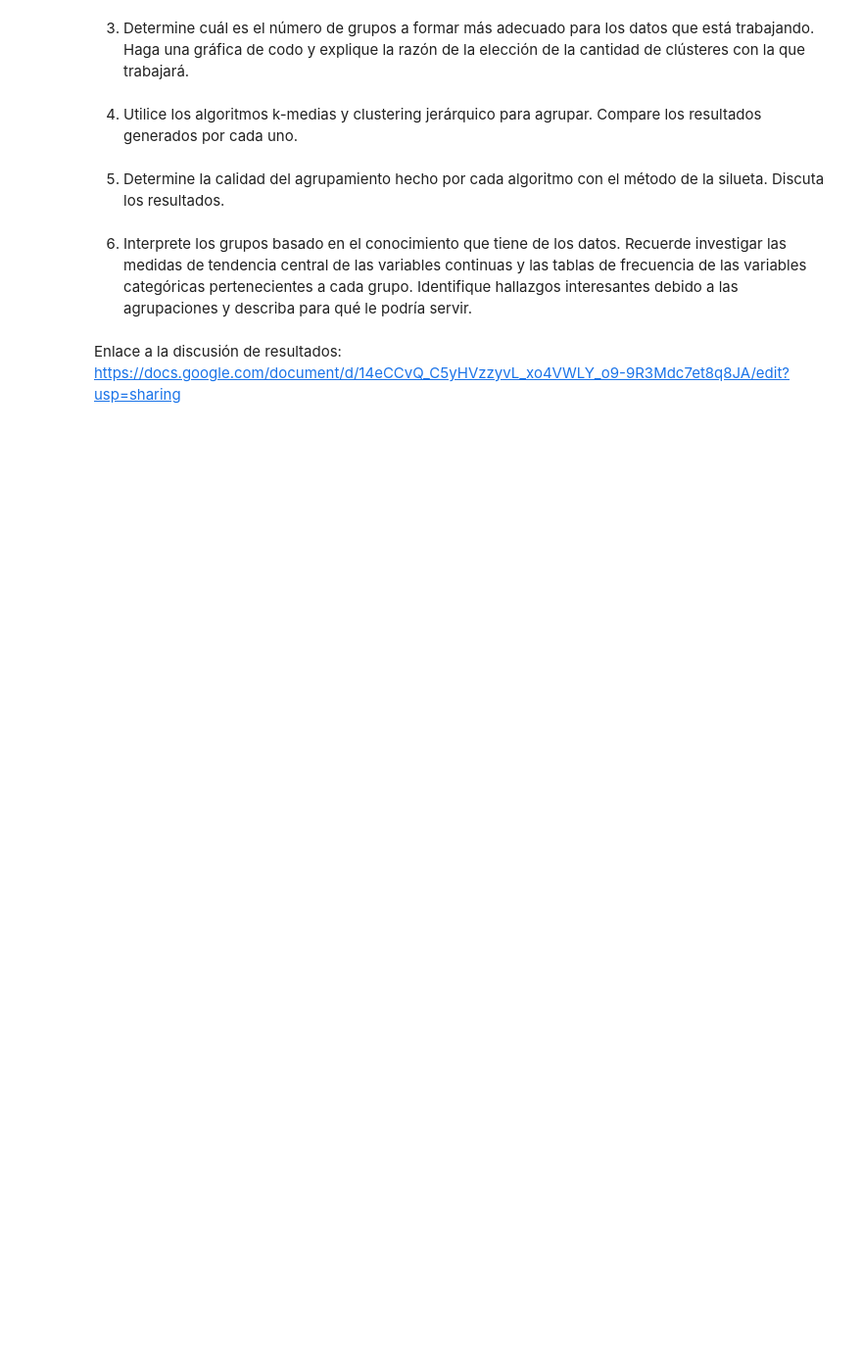
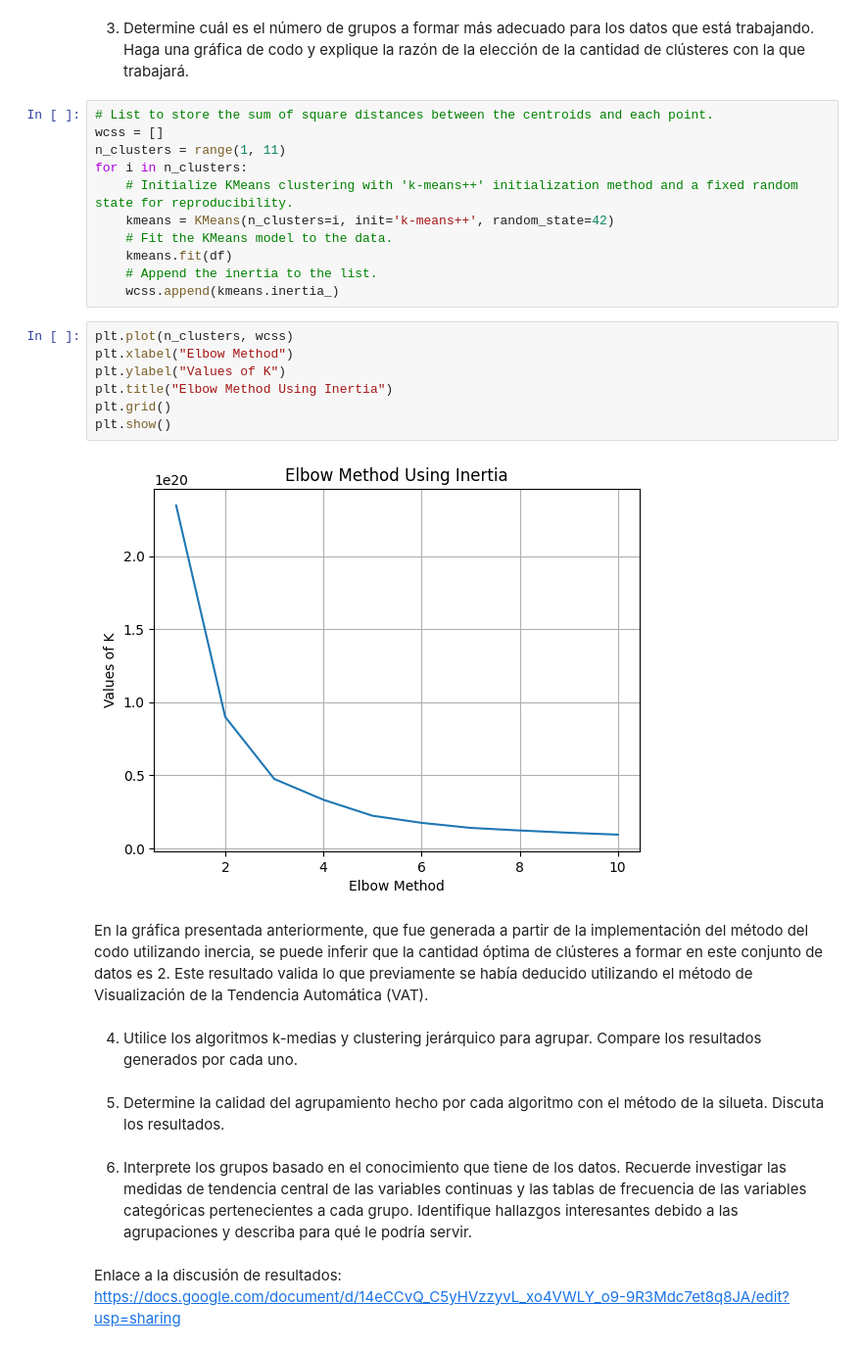
Before and after one commit to MelissaPerez09/HT02-DataMining, a Jupyter notebook: actividades.ipynb, the cells around one changed output. Shown: that part at 98% size. Cells and saved outputs as stored; diff of their text form; blank space fills up the shorter version.

Commit message:
feat: Elbow Method

```diff
--- a/actividades.ipynb
+++ b/actividades.ipynb
@@ -122,5 +124,27 @@ pyclustertend.vat(df_scale)
 # %% [markdown]
 3. Determine cuál es el número de grupos a formar más adecuado para los datos que está trabajando. Haga una gráfica de codo y explique la razón de la elección de la cantidad de clústeres con la que trabajará.
+# %%
+# List to store the sum of square distances between the centroids and each point.
+wcss = []
+n_clusters = range(1, 11)
+for i in n_clusters:
+    # Initialize KMeans clustering with 'k-means++' initialization method and a fixed random state for reproducibility.
+    kmeans = KMeans(n_clusters=i, init='k-means++', random_state=42)
+    # Fit the KMeans model to the data.
+    kmeans.fit(df)
+    # Append the inertia to the list.
+    wcss.append(kmeans.inertia_)
+# %%
+plt.plot(n_clusters, wcss)
+plt.xlabel("Elbow Method")
+plt.ylabel("Values of K")
+plt.title("Elbow Method Using Inertia")
+plt.grid()
+plt.show()
+# %% [output]
+[figure, added]
+# %% [markdown]
+En la gráfica presentada anteriormente, que fue generada a partir de la implementación del método del codo utilizando inercia, se puede inferir que la cantidad óptima de clústeres a formar en este conjunto de datos es 2. Este resultado valida lo que previamente se había deducido utilizando el método de Visualización de la Tendencia Automática (VAT).
 # %% [markdown]
 4. Utilice los algoritmos k-medias y clustering jerárquico para agrupar. Compare los resultados generados por cada uno.
 # %% [markdown]
```
Also changed, not shown: parts of 1 cell of this notebook.
